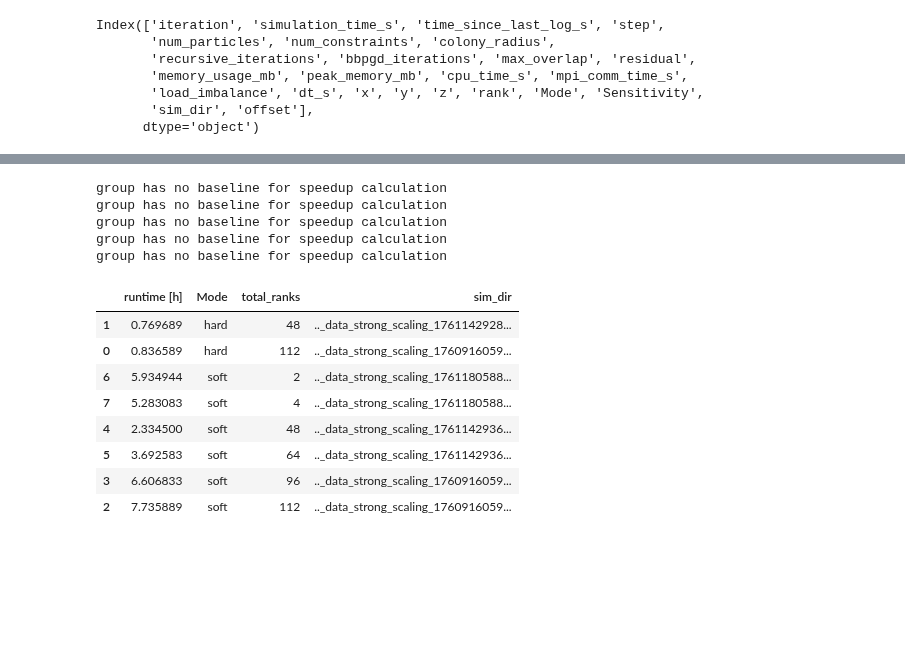
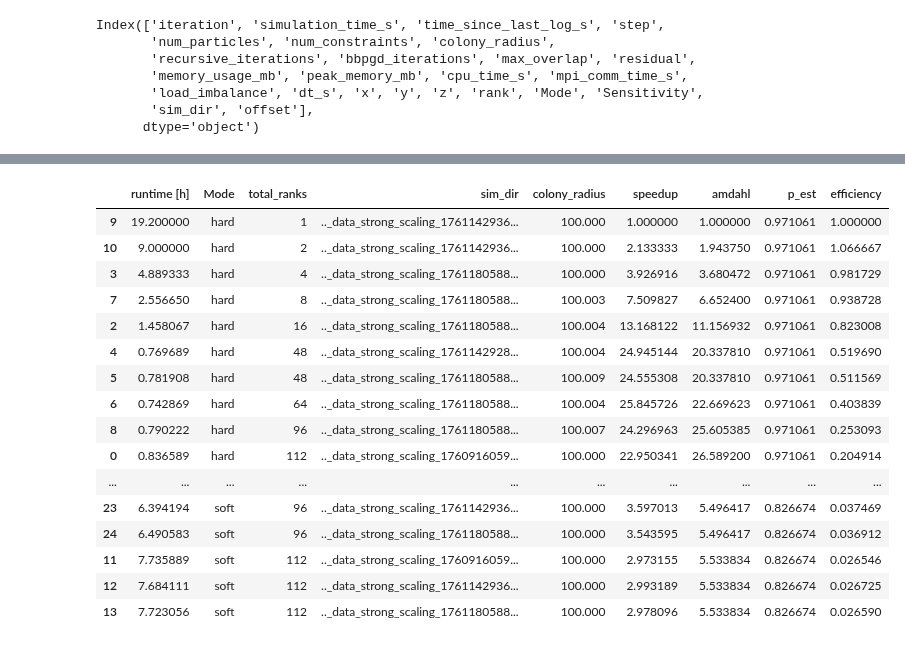
Before and after one commit to ManuelLerchner/ProliferatingCellCollectives-IDP, a Jupyter notebook: analysis/plot_strong_scaling.ipynb, the cells around one changed output, grey strips where cells are left out. Cells and saved outputs as stored; diff of their text form; code cells hidden in the pictures; blank space fills up the shorter version.

```diff
--- a/analysis/plot_strong_scaling.ipynb
+++ b/analysis/plot_strong_scaling.ipynb
@@ -82,5 +91,7 @@ Name: sim_dir, Length: 735069, dtype: object
 # %%
-particles_dict["total_ranks"]=particles_dict["Sensitivity"].str.extract(r"(\d+)ranks")
+particles_dict["total_ranks"] = particles_dict["Sensitivity"].str.extract(
+    r"(\d+)ranks")
+sim_dict["total_ranks"] = sim_dict["Sensitivity"].str.extract(r"(\d+)ranks")
 # %%
 from scipy.optimize import curve_fit
 
@@ -93,6 +104,8 @@ for k, g in particles_dict.groupby(["Mode", "total_ranks", "sim_dir", "Sensitivi
     final_time = sim_data["cpu_time_s"].max()
 
     colony_radius = sim_data["colony_radius"].max()
+    if colony_radius < 100:
+        continue
 
     runtimes.append(pd.DataFrame({
         "runtime [h]": [final_time / 3600],
@@ -103,5 +116,31 @@ for k, g in particles_dict.groupby(["Mode", "total_ranks", "sim_dir", "Sensitivi
     }))
 runtimes = pd.concat(runtimes, ignore_index=True)
 
-runtimes
+
+# add accidentally removed data manually back! Data comes from old figures presented in the paper
+runtimes = pd.concat([runtimes, pd.DataFrame({
+    "runtime [h]": [19.2],
+    "Mode": ["hard"],
+    "total_ranks": [1],
+    "sim_dir": [".._data_strong_scaling_1761142936463.112"],
+    "colony_radius": [100.0],
+})], ignore_index=True)
+
+runtimes = pd.concat([runtimes, pd.DataFrame({
+    "runtime [h]": [23.0],
+    "Mode": ["soft"],
+    "total_ranks": [1],
+    "sim_dir": [".._data_strong_scaling_1761142936463.112"],
+    "colony_radius": [100.0],
+})], ignore_index=True)
+
+runtimes = pd.concat([runtimes, pd.DataFrame({
+    "runtime [h]": [9.0],
+    "Mode": ["hard"],
+    "total_ranks": [2],
+    "sim_dir": [".._data_strong_scaling_1761142936463.112"],
+    "colony_radius": [100.0],
+})], ignore_index=True)
+
+runtimes["sim_dir"].unique()
 # %% [output]
@@ -123,49 +157,52 @@ def compute_speedup(group):
 
     if group[group["total_ranks"] == 1].empty:
         print("group has no baseline for speedup calculation")
         return group
 
     baseline = group[group["total_ranks"] == 1]
-    baseline = baseline.iloc[0]["runtime [h]"]
+    baseline = baseline["runtime [h]"].mean()
     group = group.copy()
     group["speedup"] = baseline / group["runtime [h]"]
 
     N = group["total_ranks"].values
     S = group["speedup"].values
 
     # Fit p to all observed speedups
     popt, _ = curve_fit(amdahl, N, S, bounds=(0, 1))
     p_est = popt[0]
 
     group["amdahl"] = amdahl(N, p_est)
     group["p_est"] = p_est
 
     group["efficiency"] = group["speedup"] / group["total_ranks"]
     return group
 
 
-runtimes = runtimes.groupby(["Mode", "sim_dir"]).apply(
+runtimes = runtimes.groupby(["Mode"]).apply(
     compute_speedup).reset_index(drop=True)
 
 runtimes.sort_values(["Mode", "total_ranks"], inplace=True)
 runtimes
 
 runtimes
 # %% [output]
-group has no baseline for speedup calculation
-group has no baseline for speedup calculation
-group has no baseline for speedup calculation
-group has no baseline for speedup calculation
-group has no baseline for speedup calculation
-|  | runtime [h] | Mode | total_ranks | sim_dir |
-| 1 | 0.769689 | hard | 48 | .._data_strong_scaling_1761142928... |
-| 0 | 0.836589 | hard | 112 | .._data_strong_scaling_1760916059... |
-| 6 | 5.934944 | soft | 2 | .._data_strong_scaling_1761180588... |
-| 7 | 5.283083 | soft | 4 | .._data_strong_scaling_1761180588... |
-| 4 | 2.334500 | soft | 48 | .._data_strong_scaling_1761142936... |
-| 5 | 3.692583 | soft | 64 | .._data_strong_scaling_1761142936... |
-| 3 | 6.606833 | soft | 96 | .._data_strong_scaling_1760916059... |
-| 2 | 7.735889 | soft | 112 | .._data_strong_scaling_1760916059... |
+|  | runtime [h] | Mode | total_ranks | sim_dir | colony_radius | speedup | amdahl | p_est | efficiency |
+| 9 | 19.200000 | hard | 1 | .._data_strong_scaling_1761142936... | 100.000 | 1.000000 | 1.000000 | 0.971061 | 1.000000 |
+| 10 | 9.000000 | hard | 2 | .._data_strong_scaling_1761142936... | 100.000 | 2.133333 | 1.943750 | 0.971061 | 1.066667 |
+| 3 | 4.889333 | hard | 4 | .._data_strong_scaling_1761180588... | 100.000 | 3.926916 | 3.680472 | 0.971061 | 0.981729 |
+| 7 | 2.556650 | hard | 8 | .._data_strong_scaling_1761180588... | 100.003 | 7.509827 | 6.652400 | 0.971061 | 0.938728 |
+| 2 | 1.458067 | hard | 16 | .._data_strong_scaling_1761180588... | 100.004 | 13.168122 | 11.156932 | 0.971061 | 0.823008 |
+| 4 | 0.769689 | hard | 48 | .._data_strong_scaling_1761142928... | 100.004 | 24.945144 | 20.337810 | 0.971061 | 0.519690 |
+| 5 | 0.781908 | hard | 48 | .._data_strong_scaling_1761180588... | 100.009 | 24.555308 | 20.337810 | 0.971061 | 0.511569 |
+| 6 | 0.742869 | hard | 64 | .._data_strong_scaling_1761180588... | 100.004 | 25.845726 | 22.669623 | 0.971061 | 0.403839 |
+| 8 | 0.790222 | hard | 96 | .._data_strong_scaling_1761180588... | 100.007 | 24.296963 | 25.605385 | 0.971061 | 0.253093 |
+| 0 | 0.836589 | hard | 112 | .._data_strong_scaling_1760916059... | 100.000 | 22.950341 | 26.589200 | 0.971061 | 0.204914 |
+| ... | ... | ... | ... | ... | ... | ... | ... | ... | ... |
+| 23 | 6.394194 | soft | 96 | .._data_strong_scaling_1761142936... | 100.000 | 3.597013 | 5.496417 | 0.826674 | 0.037469 |
+| 24 | 6.490583 | soft | 96 | .._data_strong_scaling_1761180588... | 100.000 | 3.543595 | 5.496417 | 0.826674 | 0.036912 |
+| 11 | 7.735889 | soft | 112 | .._data_strong_scaling_1760916059... | 100.000 | 2.973155 | 5.533834 | 0.826674 | 0.026546 |
+| 12 | 7.684111 | soft | 112 | .._data_strong_scaling_1761142936... | 100.000 | 2.993189 | 5.533834 | 0.826674 | 0.026725 |
+| 13 | 7.723056 | soft | 112 | .._data_strong_scaling_1761180588... | 100.000 | 2.978096 | 5.533834 | 0.826674 | 0.026590 |
 # %%
 for k, g in runtimes.groupby(["total_ranks", "Mode"]):
     print(k, len(g))
```
Also changed, not shown: parts of 17 cells of this notebook, 10 other files.
